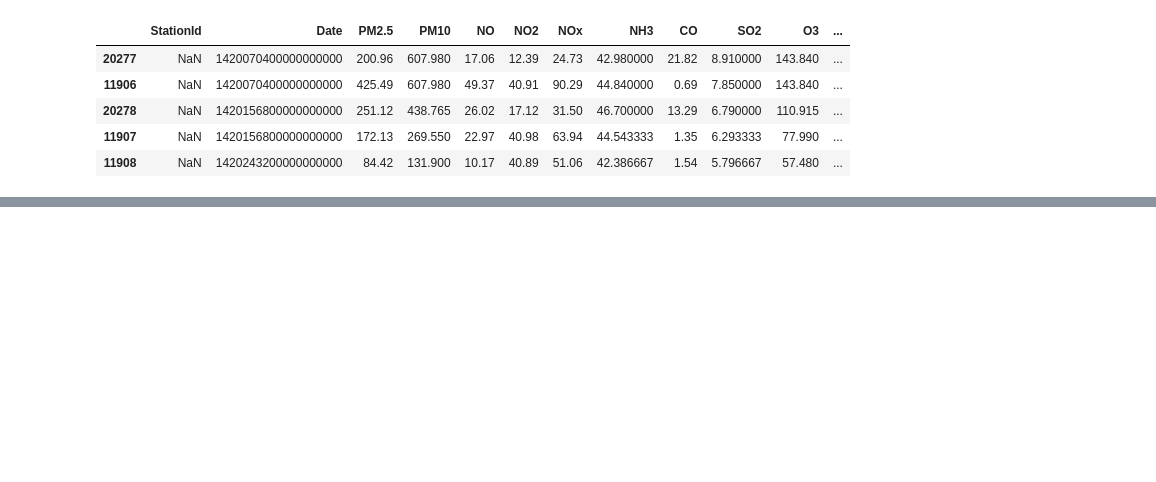
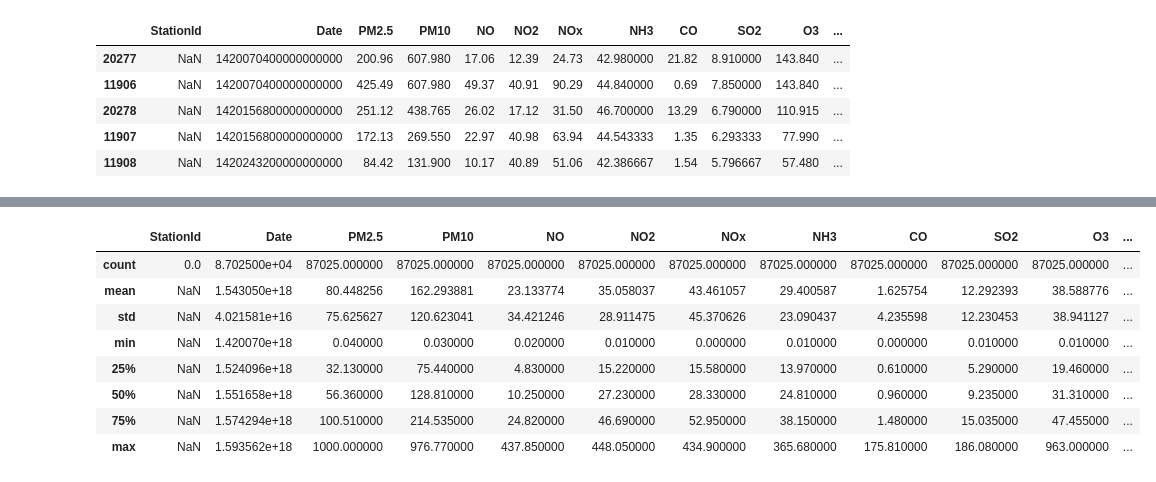
Before and after one commit to M-Sparsh-Mehra/urban-air-quality-index-predictor, a Jupyter notebook: notebooks/EDA_pollutants.ipynb, the cells around one changed output, grey strips where cells are left out. Drawn from its saved outputs; the diff is of its cells as text; code cells hidden in the pictures; blank space fills up the shorter version.

```diff
--- a/notebooks/EDA_pollutants.ipynb
+++ b/notebooks/EDA_pollutants.ipynb
@@ -16,0 +46,12 @@ df.head()
+# %%
+df.describe()
+# %% [output]
+|  | StationId | Date | PM2.5 | PM10 | NO | NO2 | NOx | NH3 | CO | SO2 | O3 | ... |
+| count | 0.0 | 8.702500e+04 | 87025.000000 | 87025.000000 | 87025.000000 | 87025.000000 | 87025.000000 | 87025.000000 | 87025.000000 | 87025.000000 | 87025.000000 | ... |
+| mean | NaN | 1.543050e+18 | 80.448256 | 162.293881 | 23.133774 | 35.058037 | 43.461057 | 29.400587 | 1.625754 | 12.292393 | 38.588776 | ... |
+| std | NaN | 4.021581e+16 | 75.625627 | 120.623041 | 34.421246 | 28.911475 | 45.370626 | 23.090437 | 4.235598 | 12.230453 | 38.941127 | ... |
+| min | NaN | 1.420070e+18 | 0.040000 | 0.030000 | 0.020000 | 0.010000 | 0.000000 | 0.010000 | 0.000000 | 0.010000 | 0.010000 | ... |
+| 25% | NaN | 1.524096e+18 | 32.130000 | 75.440000 | 4.830000 | 15.220000 | 15.580000 | 13.970000 | 0.610000 | 5.290000 | 19.460000 | ... |
+| 50% | NaN | 1.551658e+18 | 56.360000 | 128.810000 | 10.250000 | 27.230000 | 28.330000 | 24.810000 | 0.960000 | 9.235000 | 31.310000 | ... |
+| 75% | NaN | 1.574294e+18 | 100.510000 | 214.535000 | 24.820000 | 46.690000 | 52.950000 | 38.150000 | 1.480000 | 15.035000 | 47.455000 | ... |
+| max | NaN | 1.593562e+18 | 1000.000000 | 976.770000 | 437.850000 | 448.050000 | 434.900000 | 365.680000 | 175.810000 | 186.080000 | 963.000000 | ... |
```
Also changed, not shown: parts of 8 cells of this notebook.
